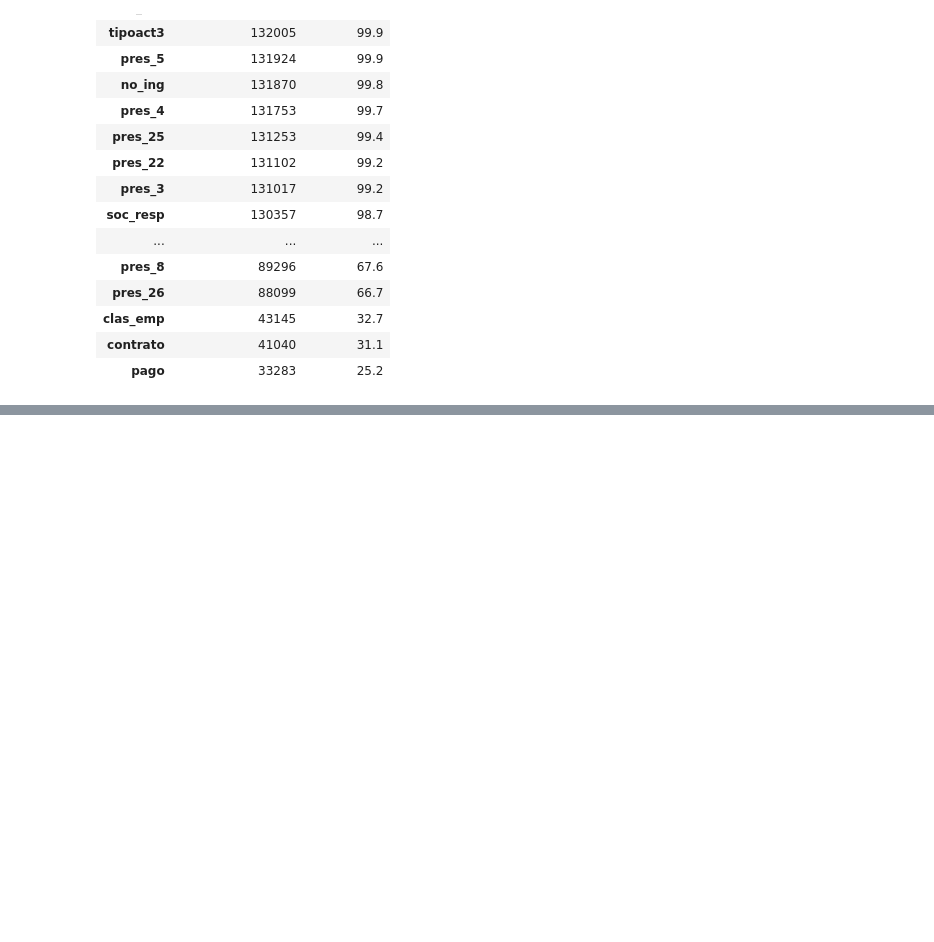
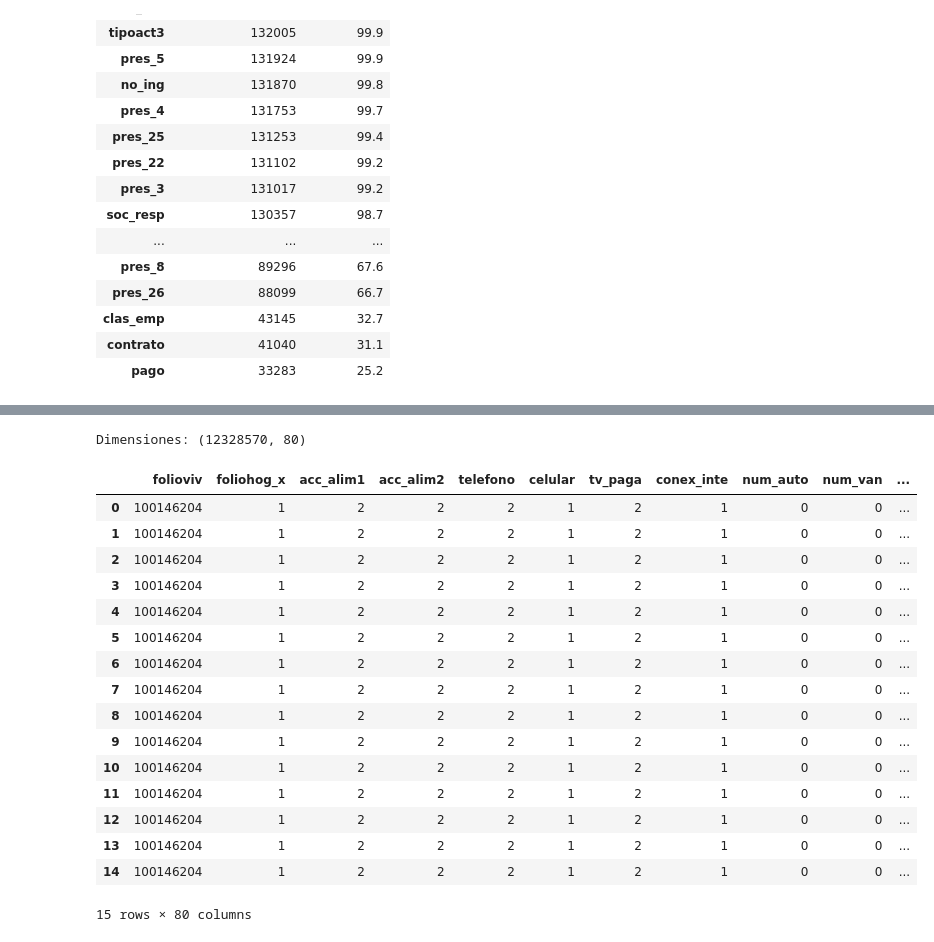
Before and after one commit to darmasrmez/ENIGH-project, a Jupyter notebook: EDA-CLEAN-ENIGH.ipynb, the cells around one changed output, grey strips where cells are left out. Saved outputs shown, nothing was run; the diff lists cells and outputs as text; code cells hidden in the pictures; blank space fills up the shorter version.

Commit message:
Update the ENIHG-CLEAN-ENIGH.ipynb to filter data and merge df's

```diff
--- a/EDA-CLEAN-ENIGH.ipynb
+++ b/EDA-CLEAN-ENIGH.ipynb
@@ -446,0 +495,4 @@ Columnas seleccionadas: ['folioviv' 'foliohog' 'acc_alim1' 'acc_alim2' 'telefono
+# %%
+df = df.merge(gastotarjetas_copy, on='folioviv', how='inner', suffixes=('_df', '_gastotarjetas'))
+# %%
+df = df.merge(ingresos_enigh_copy, on='folioviv', how='inner', suffixes=('_df', '_ingresos'))
@@ -446,0 +505,33 @@ Columnas seleccionadas: ['folioviv' 'foliohog' 'acc_alim1' 'acc_alim2' 'telefono
+# %%
+# Drop the conflicting column from one of the DataFrames
+trabajos_copy = trabajos_copy.drop(columns=['foliohog'])
+
+# Perform the merge
+df = df.merge(trabajos_copy, on='folioviv', how='inner', suffixes=('_df', '_trabajos'))
+# %%
+df = df.merge(viviendas_copy, on='folioviv', how='inner')
+# %%
+# Dimensiones de los datos
+print('Dimensiones:', df.shape)
+# %% [output]
+Dimensiones: (12328570, 80)
+# %%
+df.head(15)
+# %% [output]
+|  | folioviv | foliohog_x | acc_alim1 | acc_alim2 | telefono | celular | tv_paga | conex_inte | num_auto | num_van | ... |
+| 0 | 100146204 | 1 | 2 | 2 | 2 | 1 | 2 | 1 | 0 | 0 | ... |
+| 1 | 100146204 | 1 | 2 | 2 | 2 | 1 | 2 | 1 | 0 | 0 | ... |
+| 2 | 100146204 | 1 | 2 | 2 | 2 | 1 | 2 | 1 | 0 | 0 | ... |
+| 3 | 100146204 | 1 | 2 | 2 | 2 | 1 | 2 | 1 | 0 | 0 | ... |
+| 4 | 100146204 | 1 | 2 | 2 | 2 | 1 | 2 | 1 | 0 | 0 | ... |
+| 5 | 100146204 | 1 | 2 | 2 | 2 | 1 | 2 | 1 | 0 | 0 | ... |
+| 6 | 100146204 | 1 | 2 | 2 | 2 | 1 | 2 | 1 | 0 | 0 | ... |
+| 7 | 100146204 | 1 | 2 | 2 | 2 | 1 | 2 | 1 | 0 | 0 | ... |
+| 8 | 100146204 | 1 | 2 | 2 | 2 | 1 | 2 | 1 | 0 | 0 | ... |
+| 9 | 100146204 | 1 | 2 | 2 | 2 | 1 | 2 | 1 | 0 | 0 | ... |
+| 10 | 100146204 | 1 | 2 | 2 | 2 | 1 | 2 | 1 | 0 | 0 | ... |
+| 11 | 100146204 | 1 | 2 | 2 | 2 | 1 | 2 | 1 | 0 | 0 | ... |
+| 12 | 100146204 | 1 | 2 | 2 | 2 | 1 | 2 | 1 | 0 | 0 | ... |
+| 13 | 100146204 | 1 | 2 | 2 | 2 | 1 | 2 | 1 | 0 | 0 | ... |
+| 14 | 100146204 | 1 | 2 | 2 | 2 | 1 | 2 | 1 | 0 | 0 | ... |
+15 rows × 80 columns
```
Also changed, not shown: parts of 28 cells of this notebook.
